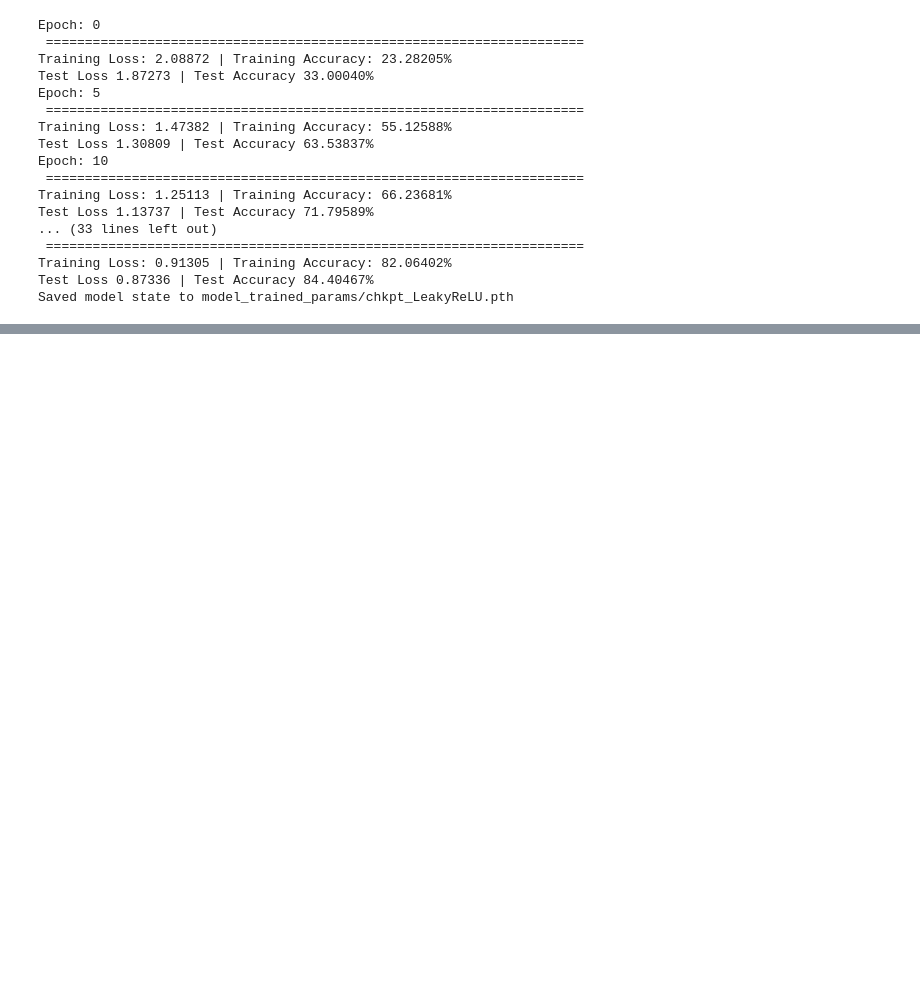
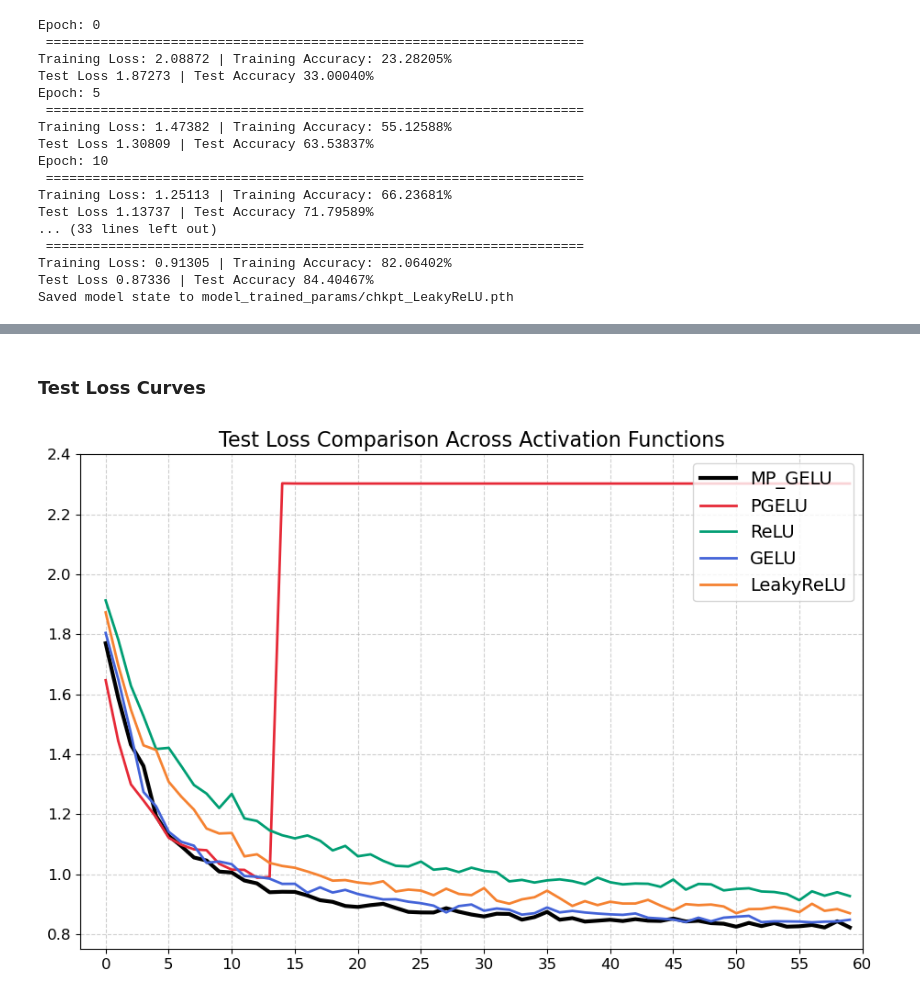
Before and after one commit to Ariestootl/MPGELU, a Jupyter notebook: Experiment.ipynb, the cells around one changed output, grey strips where cells are left out. Cells and saved outputs as stored; diff of their text form; code cells hidden in the pictures; blank space fills up the shorter version.

```diff
--- a/Experiment.ipynb
+++ b/Experiment.ipynb
@@ -405,0 +482,24 @@ Saved model state to model_trained_params/chkpt_LeakyReLU.pth
+# %% [markdown]
+### Test Loss Curves
+# %%
+plt.figure(figsize=(11, 7))
+
+for act_name, property in to_plot.items():
+    plot_results = property["results"]
+    arguments = {
+        "linewidth" : property.get("linewidth",1.0),
+        "linestyle": property.get("linestyle"),
+        "label": act_name,
+        "color": property["color"]
+    }
+    plt.plot(plot_results["test_loss"], **arguments)
+plt.legend(loc="upper right", fontsize=14)
+plt.grid(True,linestyle='--', alpha=0.6)
+plt.xticks(np.arange(-10,65,5), fontsize=12)
+plt.yticks(fontsize=12)
+plt.ylim(0.75,2.4)
+plt.xlim(-2,60)
+plt.title("Test Loss Comparison Across Activation Functions", fontsize=16)
+plt.show()
+# %% [output]
+[figure, added]
```
Also changed, not shown: parts of 12 cells of this notebook, 1 other file.
